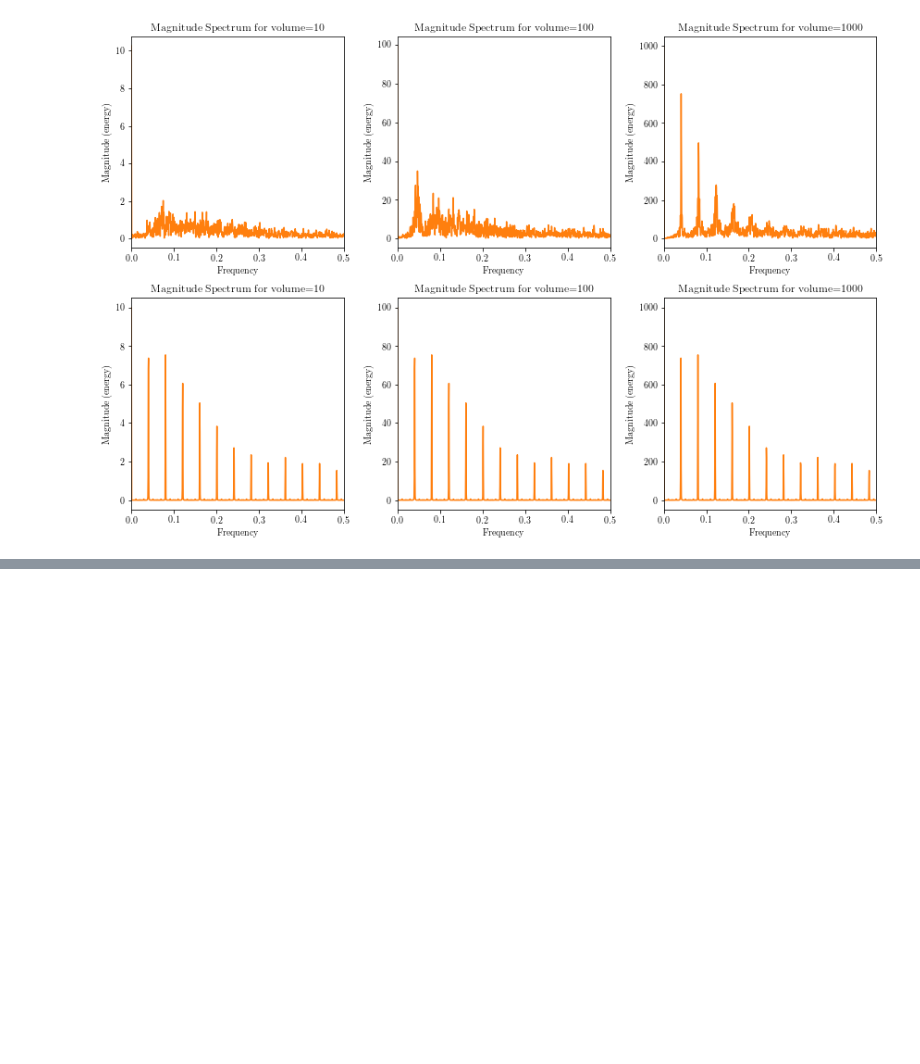
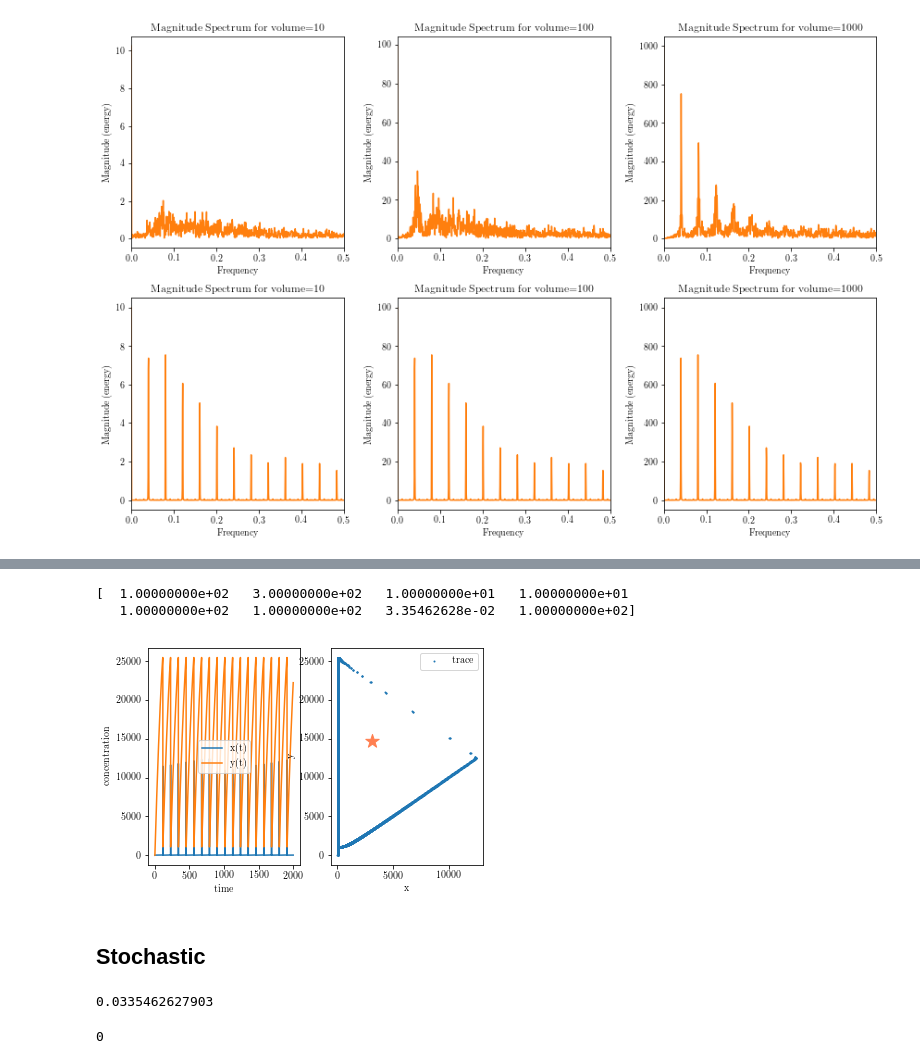
Before and after one commit to Wenping-Cui/Biological-Oscillators, a Jupyter notebook: Brusselator.ipynb, the cells around one changed output, grey strips where cells are left out. Cells and saved outputs as stored; diff of their text form; code cells hidden in the pictures; blank space fills up the shorter version.

```diff
--- a/Brusselator.ipynb
+++ b/Brusselator.ipynb
@@ -636,0 +662,33 @@ start stochastic simulation
+# %%
+%reload_ext autoreload
+%autoreload 2
+%matplotlib inline
+from Oscillation_lib.Brusselator_cython import Brusselator_loopProgress
+from Oscillation_lib.Brusselator_cython import Brusse_Barato_loopProgress
+from Oscillation_lib.Brusselator_lib import Brusselator_simulation
+v =1000.0
+mu=8;
+t_scale=100;
+k1=0.1;
+k_1=1.;
+k2=0.1;
+k3=1.;
+k_3=1.;
+k_2=np.exp(-mu)*k_1*k2/k1;
+a = 0.1*v;
+b = 0.3*v;
+par=[v, mu, t_scale, k1, k_1, k2, k_2, k3, k_3,a ,b]
+Model=Brusselator_simulation(par)
+print (Model.par)
+dermin_entropy, dermin_period,fig=Model.determinstic_simulation(plot=True)
+# %% [output]
+[  1.00000000e+02   3.00000000e+02   1.00000000e+01   1.00000000e+01
+   1.00000000e+02   1.00000000e+02   3.35462628e-02   1.00000000e+02]
+[figure, added]
+# %% [markdown]
+## Stochastic
+# %%
+Model.Stochastic_simulation()
+# %% [output]
+0.0335462627903
+0
```
Also changed, not shown: parts of 9 cells of this notebook, 10 other files.
